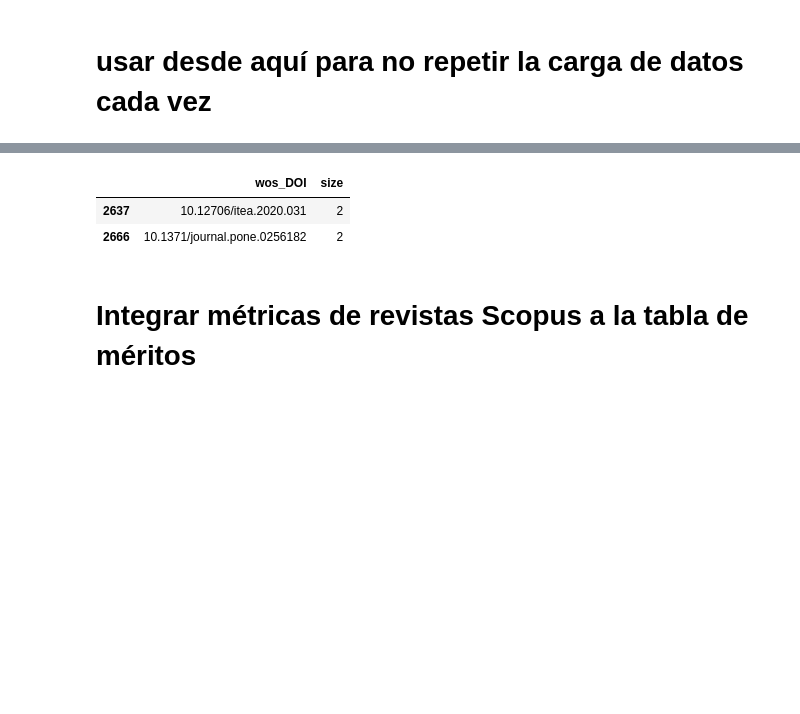
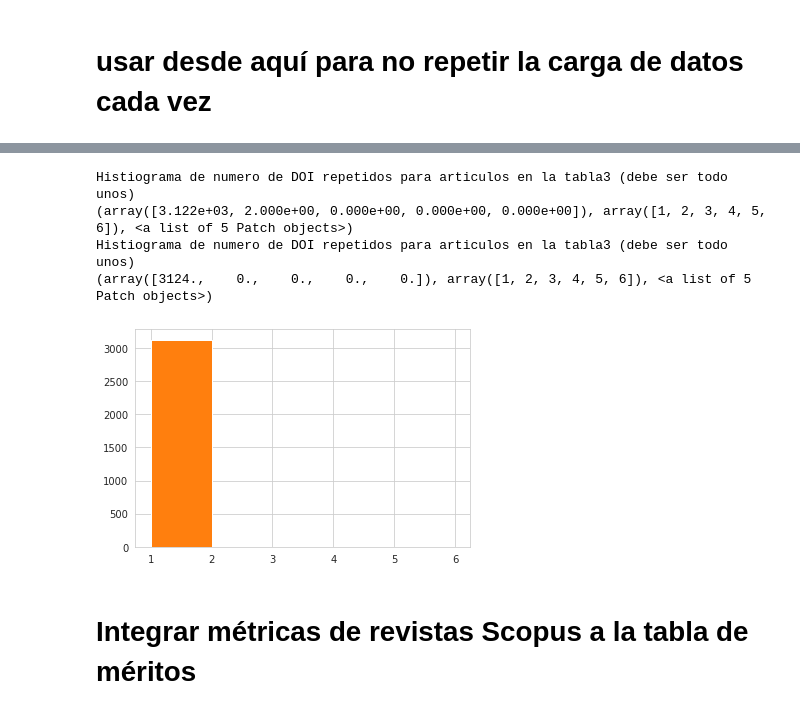
Before and after one commit to jamg-upv/Impacto-citas-articulo, a Jupyter notebook: impactoencitas_v1.ipynb, the cells around one changed output, grey strips where cells are left out. Drawn from its saved outputs; the diff is of its cells as text; code cells hidden in the pictures; blank space fills up the shorter version.

```diff
--- a/impactoencitas_v1.ipynb
+++ b/impactoencitas_v1.ipynb
@@ -650,40 +671,47 @@ ColumnWos= [ 'Authors',
 Tab5WosArticleMetrics=Tab5WosArticleMetrics[ColumnWos]
 Tab5WosArticleMetrics.columns = 'wos_' + Tab5WosArticleMetrics.columns
 # MeritosWos
 
 ###Mejora quitar este codigo si lo he conseguido resolver de otro modo (esto genera problemas en las revisas que Wos asigna percentil al electronico aunque haya de los dos)
 # crear la columna 'mixISSN' con 'ISSN' si no es NaN e 'eISSN' en caso contrario
 ## creo la base para una columana con valores unicos
 df=Tab5WosArticleMetrics.copy()
 df['wos_art_mixISSN']='NaN'+ df.index.astype(str)
 
 ## si eISSN tiene valor machaco en esa fila el valor de mixISSN
 df.loc[df.wos_eISSN.notnull(),'wos_art_mixISSN']= df['wos_eISSN']
 
 df[['wos_art_mixISSN', 'wos_ISSN', 'wos_eISSN']]
 
 ## si ISSN tiene valor machaco en esa fila el valor de mixISSN
 df.loc[df.wos_ISSN.notnull(),'wos_art_mixISSN']= df['wos_ISSN']
 df[['wos_art_mixISSN', 'wos_ISSN', 'wos_eISSN']]
 
 Tab5WosArticleMetrics['wos_art_mixISSN']=df['wos_art_mixISSN']
 
 # Comprobar que los duplicados en wos_DOI (como esto entra en parte derecha de un "merge" no debería haber duplicados)
 Contarduplicados = Tab5WosArticleMetrics.groupby(['wos_DOI'], as_index=False).size()
 print ("Histiograma de numero de DOI repetidos para articulos en la tabla3 (debe ser todo unos)")
 print (plt.hist(Contarduplicados ["size"], bins=[1,2,3,4,5,6]))
 
 ###ME quedé aquí
-### Hay un DOI repetido y tengo que revisarlo y cargarme la fila repetida
+#busco uno a uo las filas de los ISSN problematicos
+Tab5WosArticleMetrics[Tab5WosArticleMetrics['wos_DOI'].isin(['10.12706/itea.2020.031', '10.1371/journal.pone.0256182']) ]
 
-Contarduplicados[Contarduplicados["size"]==2]
+#y los borro manualmente poniendo el numero del index de las filas a eliminar (no he anotado las primeras solo las ultimas)
+Tab5WosArticleMetrics=Tab5WosArticleMetrics.drop(index=[75,239])
 
-#### ver como mostrar los que cumplen dos condiciones
-Tab5WosArticleMetrics[[Tab4ScopusArticleMetrics['sco_DOI']=='10.12706/itea.2020.031'|Tab4ScopusArticleMetrics['sco_DOI']=='10.1371/journal.pone.0256182']]
+
+# compruebo que ahora no hay ScopusSourceID repetidos
+Contarduplicados = Tab5WosArticleMetrics.groupby(['wos_DOI'], as_index=False).size()
+print ("Histiograma de numero de DOI repetidos para articulos en la tabla3 (debe ser todo unos)")
+print (plt.hist(Contarduplicados ["size"], bins=[1,2,3,4,5,6]))
 # %% [output]
-|  | wos_DOI | size |
-| 2637 | 10.12706/itea.2020.031 | 2 |
-| 2666 | 10.1371/journal.pone.0256182 | 2 |
+Histiograma de numero de DOI repetidos para articulos en la tabla3 (debe ser todo unos)
+(array([3.122e+03, 2.000e+00, 0.000e+00, 0.000e+00, 0.000e+00]), array([1, 2, 3, 4, 5, 6]), <a list of 5 Patch objects>)
+Histiograma de numero de DOI repetidos para articulos en la tabla3 (debe ser todo unos)
+(array([3124.,    0.,    0.,    0.,    0.]), array([1, 2, 3, 4, 5, 6]), <a list of 5 Patch objects>)
+[figure, added]
 # %%
 # Añadir las columnas que me interesan de articulos de scopus a la tabla de DOIs
 #Todas las filas de DOIS de solicitudes se deben mantener si no está el DOI en Scopus la columna de esa fila se queda en blanco
```
Also changed, not shown: parts of 10 cells of this notebook.
